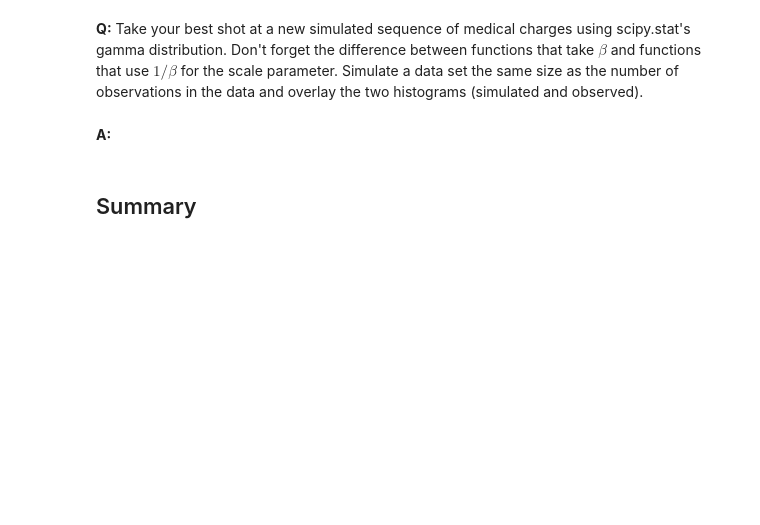
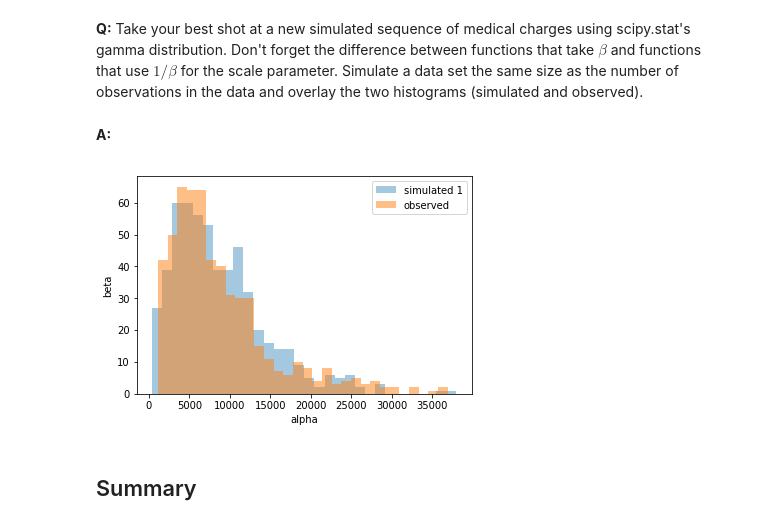
Before and after one commit to yulmee/springboard, a Jupyter notebook: inferential_statistics_3-Q.ipynb, the cells around one changed output. Drawn from its saved outputs; the diff is of its cells as text; code cells hidden in the pictures; blank space fills up the shorter version.

```diff
--- a/inferential_statistics_3-Q.ipynb
+++ b/inferential_statistics_3-Q.ipynb
@@ -197,3 +210,14 @@ best_shot_simulated = None
+# %%
+seed(47)
+best_shot_simulated_1 = gamma(np.mean(alpha_trace), scale=np.mean(1/beta_trace)).rvs(n_no_ins)
+
+_ = plt.hist(best_shot_simulated_1, bins=30, alpha=0.4, label='simulated 1')
+_ = plt.hist(no_insurance, bins=30, alpha=0.5, label='observed')
+_ = plt.xlabel('alpha')
+_ = plt.ylabel('beta')
+_ = plt.legend()
+# %% [output]
+[figure, added]
 # %% [markdown]
 ## Summary
 # %% [markdown]
```
Also changed, not shown: parts of 8 cells of this notebook.
